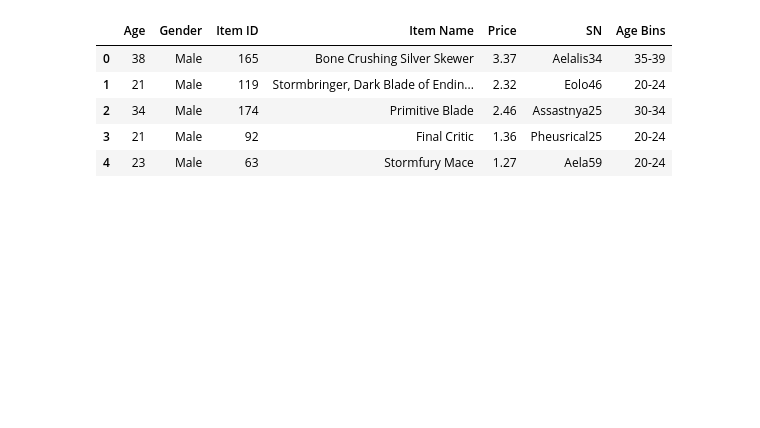
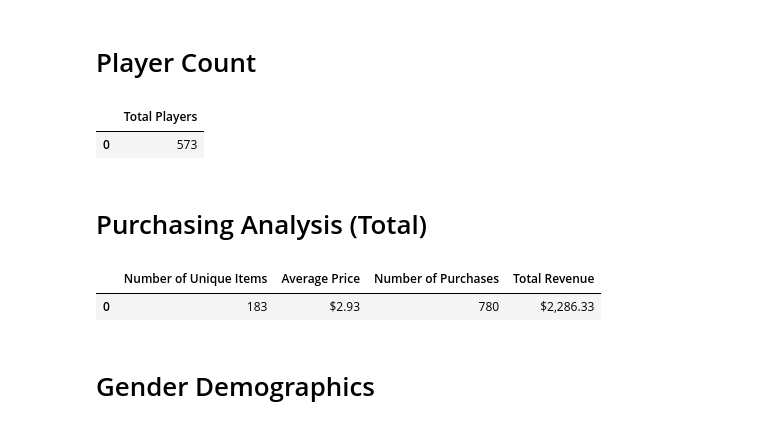
Before and after one commit to nasavish/pandas, a Jupyter notebook: HeroesOfPymoli/HoP.ipynb, the cells around one changed output. Saved outputs shown, nothing was run; the diff lists cells and outputs as text; code cells hidden in the pictures; blank space fills up the shorter version.

```diff
--- a/HeroesOfPymoli/HoP.ipynb
+++ b/HeroesOfPymoli/HoP.ipynb
@@ -561,9 +3,0 @@ merge2
-# %%
-df.head()
-# %% [output]
-|  | Age | Gender | Item ID | Item Name | Price | SN | Age Bins |
-| 0 | 38 | Male | 165 | Bone Crushing Silver Skewer | 3.37 | Aelalis34 | 35-39 |
-| 1 | 21 | Male | 119 | Stormbringer, Dark Blade of Endin... | 2.32 | Eolo46 | 20-24 |
-| 2 | 34 | Male | 174 | Primitive Blade | 2.46 | Assastnya25 | 30-34 |
-| 3 | 21 | Male | 92 | Final Critic | 1.36 | Pheusrical25 | 20-24 |
-| 4 | 23 | Male | 63 | Stormfury Mace | 1.27 | Aela59 | 20-24 |
@@ -569,0 +7,57 @@ df.head()
+# %% [markdown]
+# Player Count
+# %%
+# Grouping by SN and counting values
+grouped_players = df.groupby('SN')
+df1 = grouped_players.count()
+total_p = df1['Age'].count()
+
+# Creating DataFrame
+total_players = pd.DataFrame({
+    'Total Players': [total_p]
+})
+total_players
+# %% [output]
+|  | Total Players |
+| 0 | 573 |
+# %% [markdown]
+# Purchasing Analysis (Total)
+# %%
+# Grouping items and counting unique items
+grouped_items = df.groupby('Item ID')
+df1 = grouped_items.count()
+unique_items = df1['Age'].count()
+
+# Calculating average price per item
+avg_price = round(df['Price'].mean(),2)
+avg_price = '${:.2f}'.format(avg_price)
+
+# Calculating number of total purchases
+total_purchases = df['Item ID'].count()
+
+# Calculating total revenue
+total_revenue = df['Price'].sum()
+total_revenue = '${:,.2f}'.format(total_revenue)
+
+# Creating DataFrame w/ above variables
+purchasing_analysis_total = pd.DataFrame({
+    'Number of Unique Items': [unique_items],
+    'Average Price': [avg_price],
+    'Number of Purchases': [total_purchases],
+    'Total Revenue': [total_revenue]
+})
+
+purchasing_analysis_total = purchasing_analysis_total[
+    [
+        'Number of Unique Items',
+        'Average Price',
+        'Number of Purchases',
+        'Total Revenue'
+    ]
+]
+purchasing_analysis_total
+# %% [output]
+|  | Number of Unique Items | Average Price | Number of Purchases | Total Revenue |
+| 0 | 183 | $2.93 | 780 | $2,286.33 |
+# %% [markdown]
+#  Gender Demographics
```
Also changed, not shown: parts of 53 cells of this notebook.
